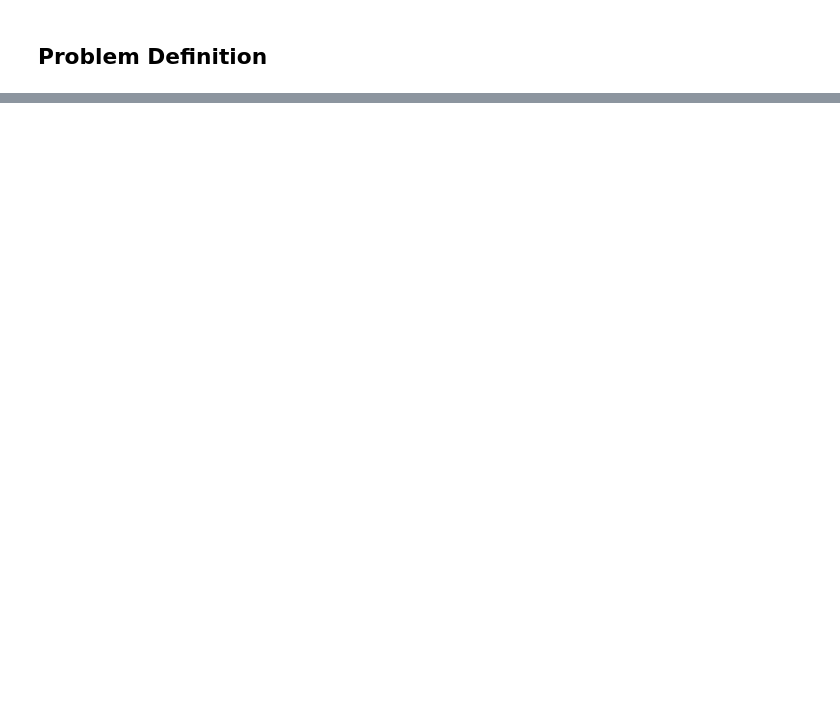
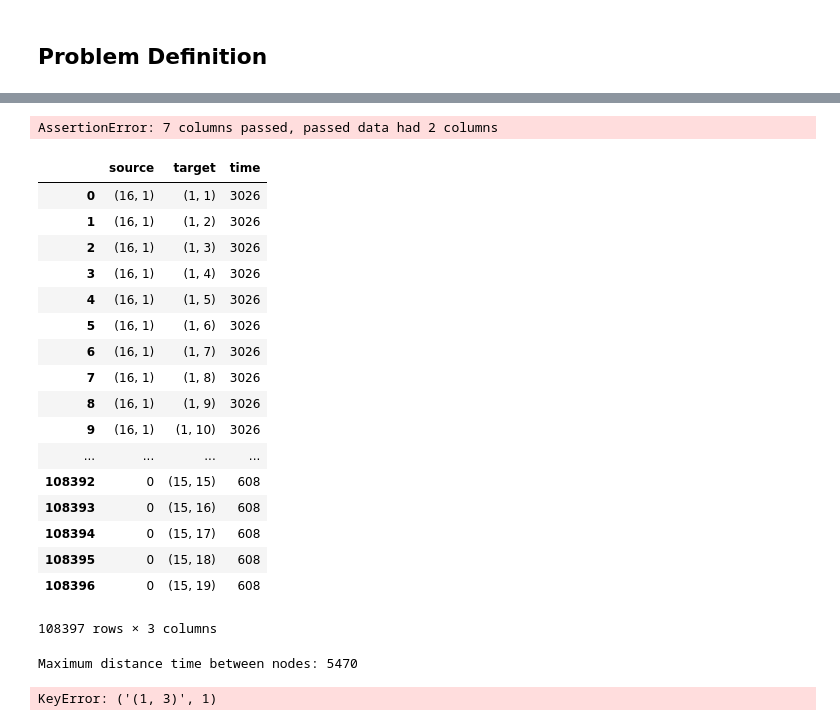
Before and after one commit to giordanoDaloisio/NtOptProject, a Jupyter notebook: Project.ipynb, the cells around one changed output, grey strips where cells are left out. Drawn from its saved outputs; the diff is of its cells as text; code cells hidden in the pictures; blank space fills up the shorter version.

```diff
--- a/Project.ipynb
+++ b/Project.ipynb
@@ -130,0 +484,10 @@ Warning: to let Gurobi read it back, use rlp format
+# %%
+filename = 'graph2.gml'
+
+basename = os.path.splitext(filename)[0]
+
+G = nx.read_graphml (filename, node_type=str)
+
+print ("G has", G.number_of_nodes(), "nodes and", G.number_of_edges(), "edges")
+
+print(G.is_directed())
@@ -130,0 +502,36 @@ Warning: to let Gurobi read it back, use rlp format
+# %%
+G.nodes(data=True)
+pd.DataFrame(G.nodes(data=True), index= G.nodes(), columns=['station', )
+# %% [output]
+AssertionError: 7 columns passed, passed data had 2 columns
+# %%
+edges = nx.to_pandas_edgelist(G)
+# %%
+edges
+# %% [output]
+|  | source | target | time |
+| 0 | (16, 1) | (1, 1) | 3026 |
+| 1 | (16, 1) | (1, 2) | 3026 |
+| 2 | (16, 1) | (1, 3) | 3026 |
+| 3 | (16, 1) | (1, 4) | 3026 |
+| 4 | (16, 1) | (1, 5) | 3026 |
+| 5 | (16, 1) | (1, 6) | 3026 |
+| 6 | (16, 1) | (1, 7) | 3026 |
+| 7 | (16, 1) | (1, 8) | 3026 |
+| 8 | (16, 1) | (1, 9) | 3026 |
+| 9 | (16, 1) | (1, 10) | 3026 |
+| ... | ... | ... | ... |
+| 108392 | 0 | (15, 15) | 608 |
+| 108393 | 0 | (15, 16) | 608 |
+| 108394 | 0 | (15, 17) | 608 |
+| 108395 | 0 | (15, 18) | 608 |
+| 108396 | 0 | (15, 19) | 608 |
+108397 rows × 3 columns
+# %%
+print("Maximum distance time between nodes:",edges['time'].max())
+# %% [output]
+Maximum distance time between nodes: 5470
+# %%
+model = model(G, 'model2.lp')
+# %% [output]
+KeyError: ('(1, 3)', 1)
```
Also changed, not shown: parts of 62 cells of this notebook, 10 other files.
